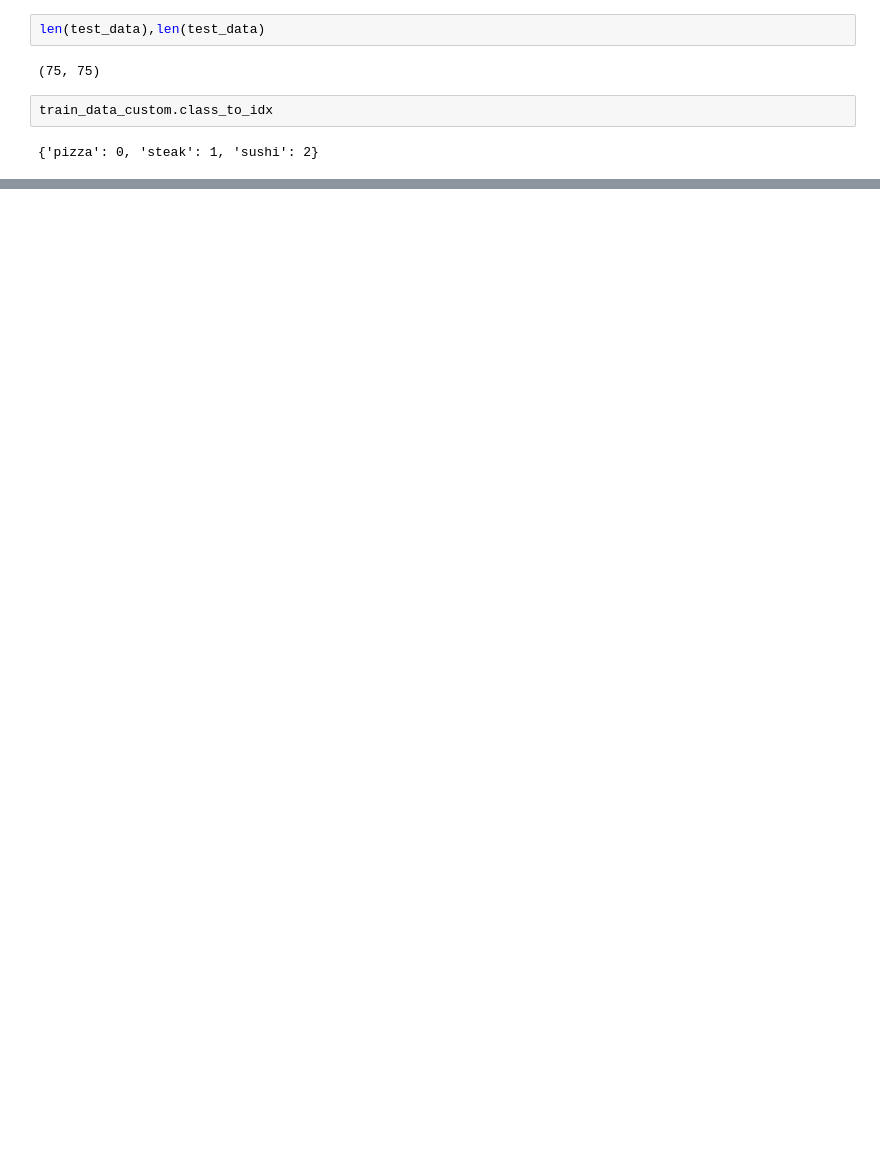
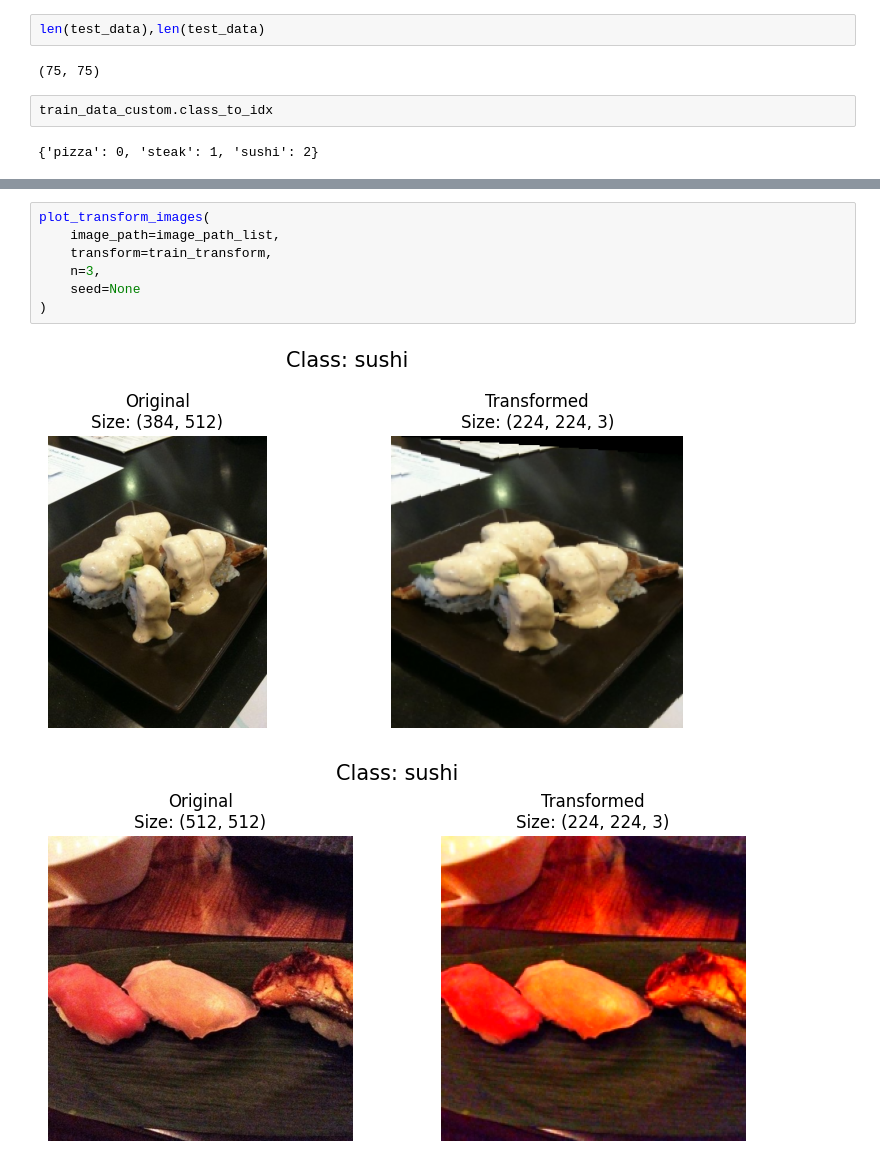
Before and after one commit to sachinthadilshann/pytorch_youtube_course_by_DanielBourke, a Jupyter notebook: 04_pytorch_custom_datasets.ipynb, the cells around one changed output, grey strips where cells are left out. Cells and saved outputs as stored; diff of their text form; blank space fills up the shorter version.

```diff
--- a/04_pytorch_custom_datasets.ipynb
+++ b/04_pytorch_custom_datasets.ipynb
@@ -474,0 +596,10 @@ True
+# %%
+plot_transform_images(
+    image_path=image_path_list,
+    transform=train_transform,
+    n=3,
+    seed=None
+)
+# %% [output]
+[figure, added]
+[figure, added]
```
Also changed, not shown: parts of 28 cells of this notebook.
